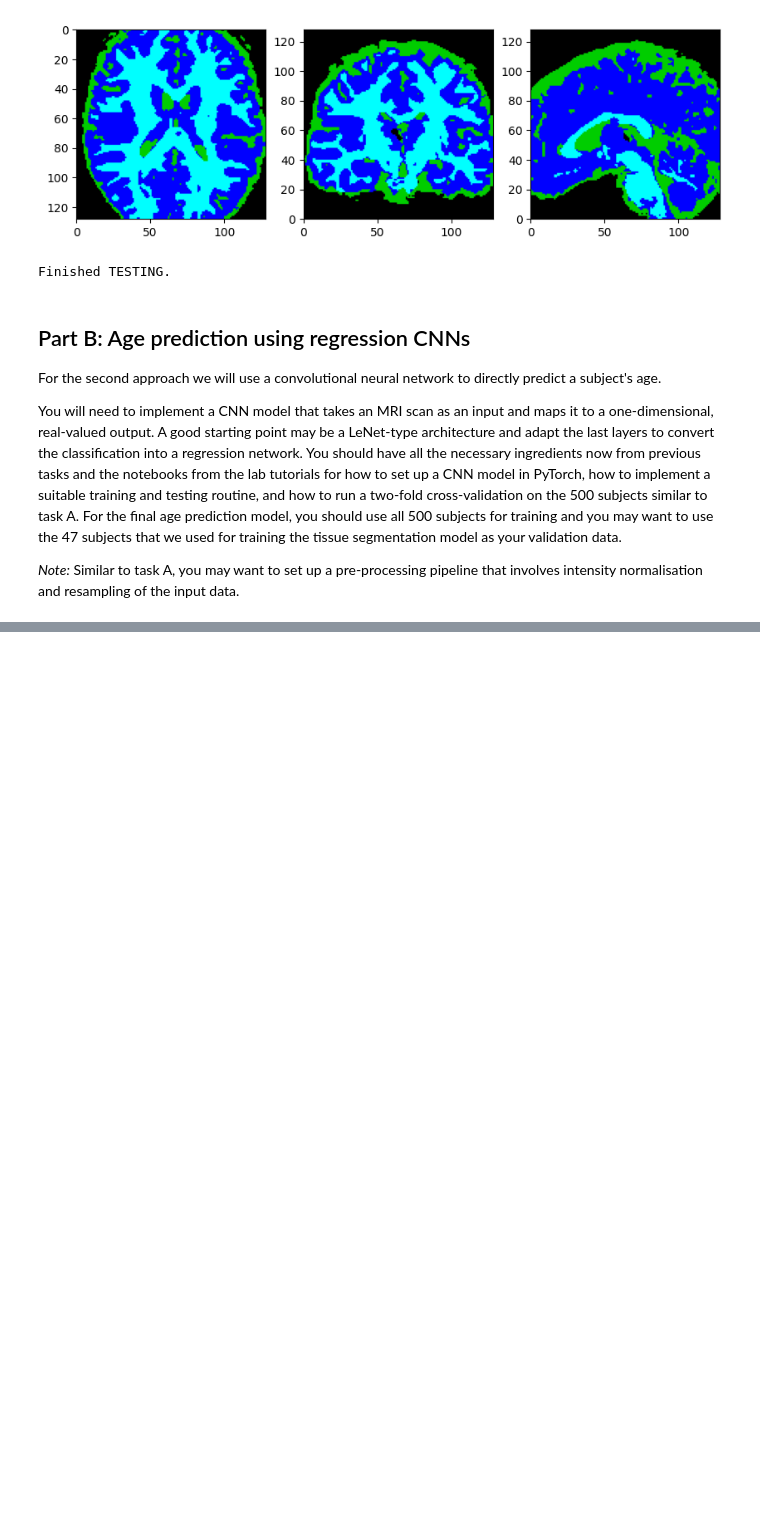
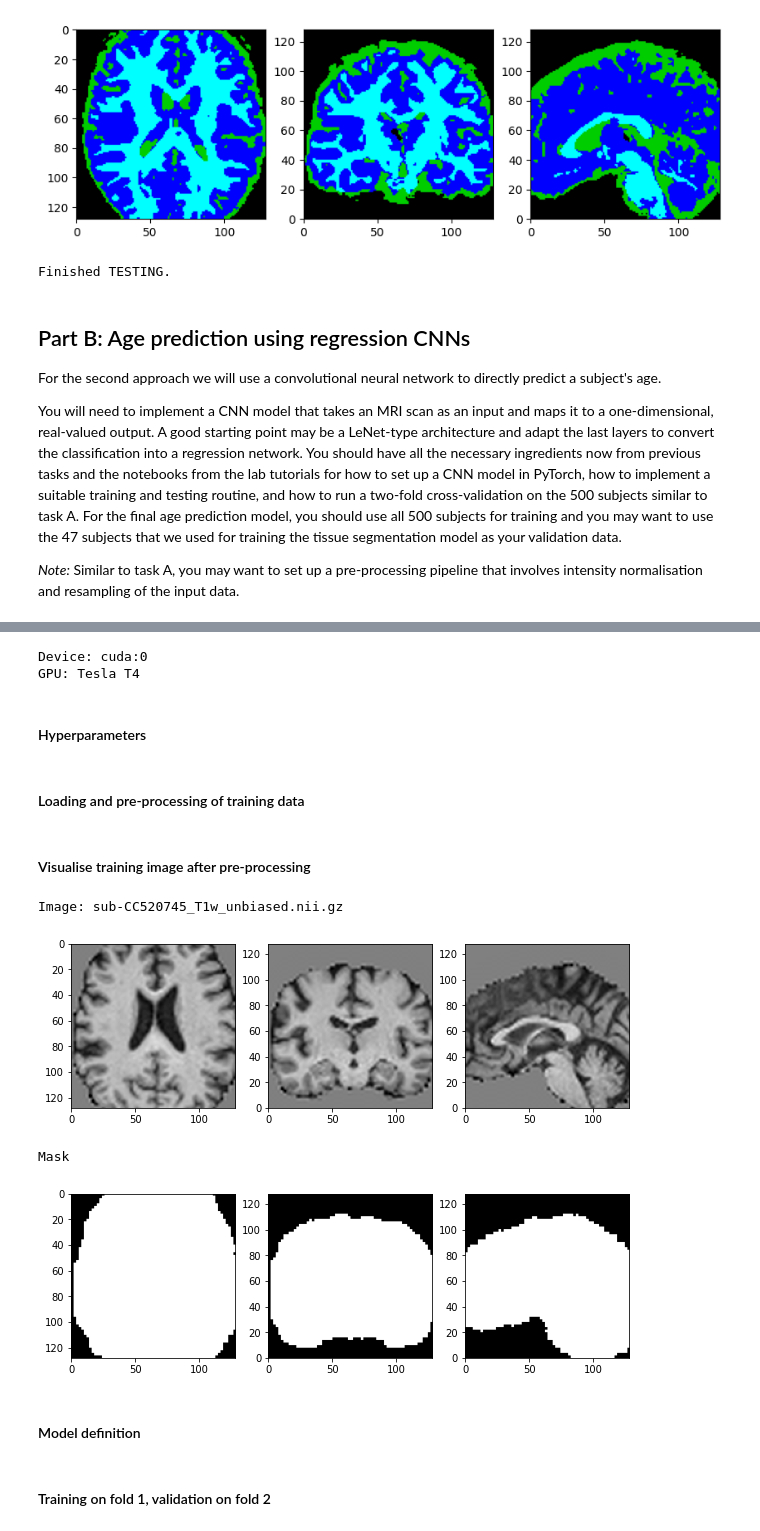
Before and after one commit to jdy22/ml_for_imaging, a Jupyter notebook: CW-Brain-Age-Regression.ipynb, the cells around one changed output, grey strips where cells are left out. Saved outputs shown, nothing was run; the diff lists cells and outputs as text; code cells hidden in the pictures; blank space fills up the shorter version.

```diff
--- a/CW-Brain-Age-Regression.ipynb
+++ b/CW-Brain-Age-Regression.ipynb
@@ -1009,0 +1112,61 @@ You will need to implement a CNN model that takes an MRI scan as an input and ma
+# %%
+cuda_dev = '0' #GPU device 0 (can be changed if multiple GPUs are available)
+
+use_cuda = torch.cuda.is_available()
+device = torch.device("cuda:" + cuda_dev if use_cuda else "cpu")
+
+print('Device: ' + str(device))
+if use_cuda:
+    print('GPU: ' + str(torch.cuda.get_device_name(int(cuda_dev))))
+# %% [output]
+Device: cuda:0
+GPU: Tesla T4
+# %% [markdown]
+#### Hyperparameters
+# %%
+rnd_seed = 42 #fixed random seed
+
+img_size = [128, 128, 128]
+img_spacing = [1, 1, 1]
+
+num_epochs = 40
+val_interval = 5
+learning_rate = 0.0005
+batch_size = 16
+
+out_dir = './output'
+
+# Create output directory
+if not os.path.exists(out_dir):
+    os.makedirs(out_dir)
+# %% [markdown]
+#### Loading and pre-processing of training data
+# %%
+meta_data_reg_train = pd.read_csv(data_dir + 'meta/meta_data_regression_train.csv')
+ids_reg_train = list(meta_data_reg_train['subject_id'])
+files_reg_img_train = [data_dir + 'images/sub-' + f + '_T1w_unbiased.nii.gz' for f in ids_reg_train]
+files_reg_msk_train = [data_dir + 'masks/sub-' + f + '_T1w_brain_mask.nii.gz' for f in ids_reg_train]
+
+dataset_full = ImageRegressionDataset(ids_reg_train, meta_data_reg_train, files_reg_img_train, files_reg_msk_train, img_spacing, img_size)
+
+# Split full dataset in half for two-fold cross-validation
+dataset_folds = torch.utils.data.random_split(dataset_full, [0.5, 0.5], generator=torch.Generator().manual_seed(42))
+
+dataloader_fold1 = torch.utils.data.DataLoader(dataset_folds[0], batch_size=batch_size, shuffle=True)
+dataloader_fold2 = torch.utils.data.DataLoader(dataset_folds[1], batch_size=batch_size, shuffle=True)
+# %% [markdown]
+#### Visualise training image after pre-processing
+# %%
+sample = dataset_full.get_sample(0)
+img_name = dataset_full.get_img_name(0)
+print('Image: ' + img_name)
+display_image(sample['img'], window=5, level=0)
+print('Mask')
+display_image(sample['msk'])
+# %% [output]
+Image: sub-CC520745_T1w_unbiased.nii.gz
+[figure, added]
+Mask
+[figure, added]
+# %% [markdown]
+#### Model definition
@@ -1009,0 +1198,2 @@ You will need to implement a CNN model that takes an MRI scan as an input and ma
+# %% [markdown]
+#### Training on fold 1, validation on fold 2
```
Also changed, not shown: parts of 26 cells of this notebook.
